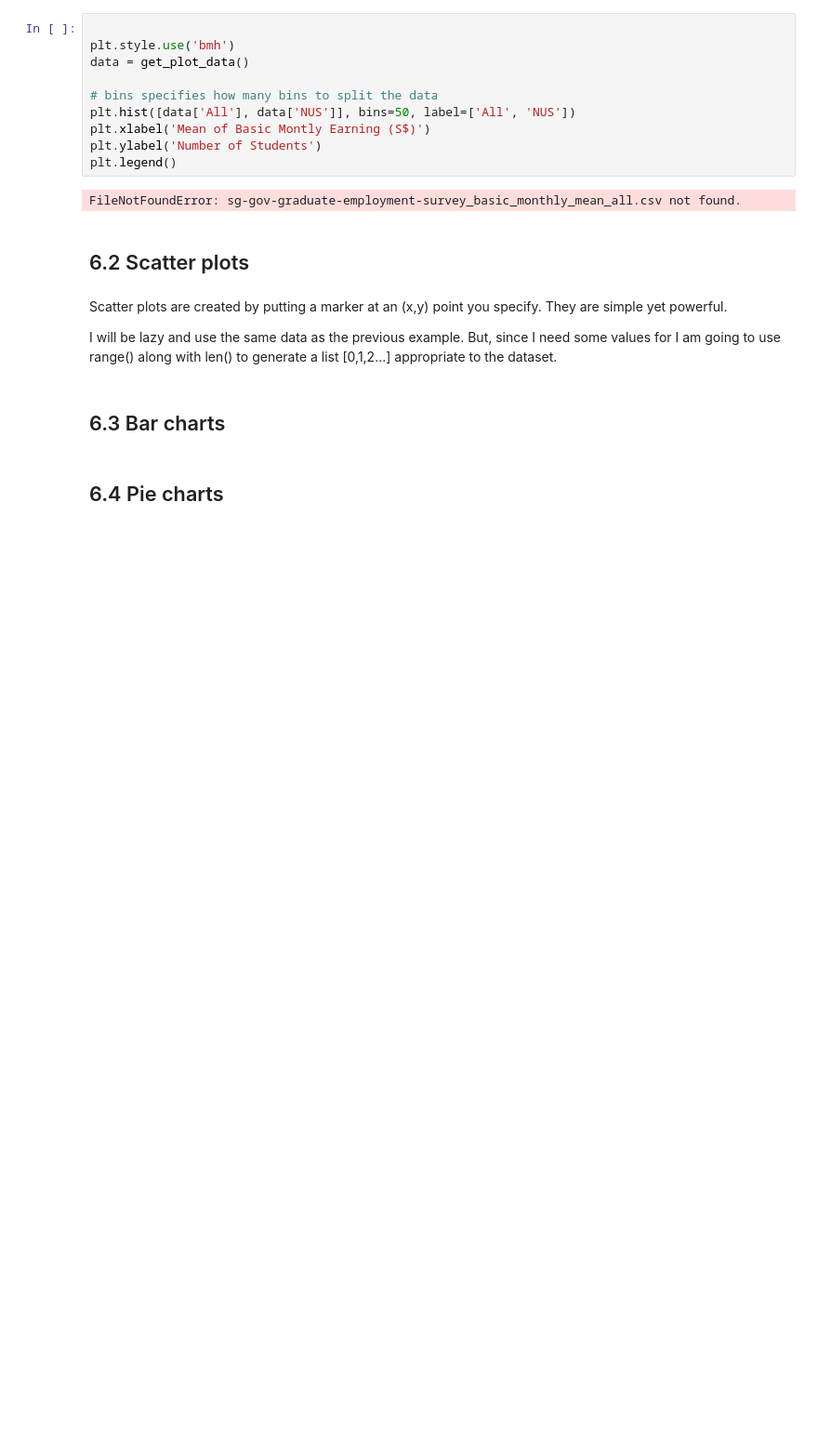
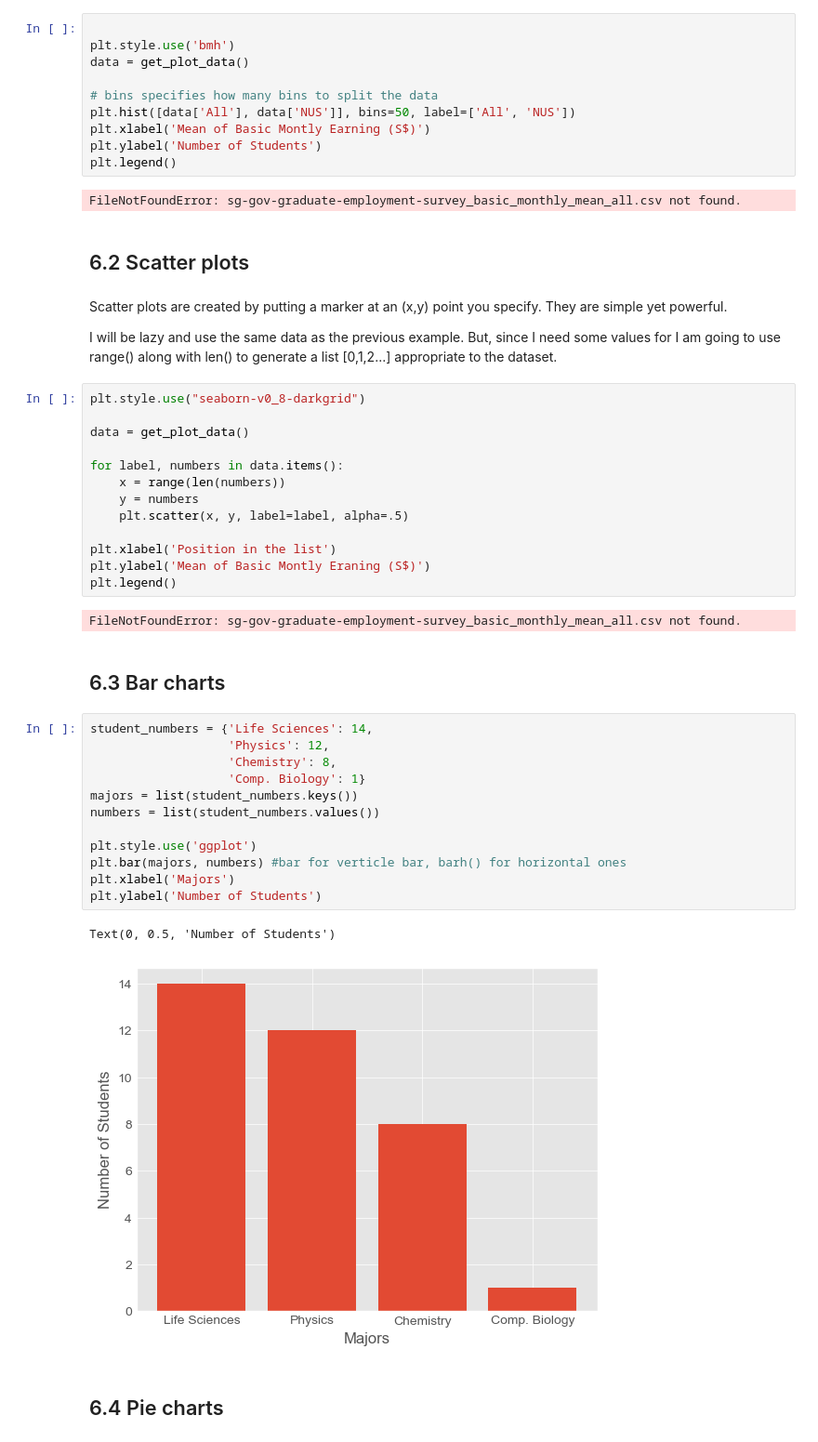
Before and after one commit to SPS-SP2273/learning-portfolio-EtOsOuP, a Jupyter notebook: plotting/plotting_(good).ipynb, the cells around one changed output. Shown: that part at 93% size. Saved outputs shown, nothing was run; the diff lists cells and outputs as text; blank space fills up the shorter version.

Commit message:
ready for review:plotting_(good).ipynb

```diff
--- a/plotting/plotting_(good).ipynb
+++ b/plotting/plotting_(good).ipynb
@@ -252,7 +252,37 @@ Scatter plots are created by putting a marker at an (x,y)
 
 I will be lazy and use the same data as the previous example. But, since I need some values for
  I am going to use range() along with len() to generate a list [0,1,2...] appropriate to the dataset.
+# %%
+plt.style.use("seaborn-v0_8-darkgrid")
+
+data = get_plot_data()
+
+for label, numbers in data.items():
+    x = range(len(numbers))
+    y = numbers
+    plt.scatter(x, y, label=label, alpha=.5)
+
+plt.xlabel('Position in the list')
+plt.ylabel('Mean of Basic Montly Eraning (S$)')
+plt.legend()
+# %% [output]
+FileNotFoundError: sg-gov-graduate-employment-survey_basic_monthly_mean_all.csv not found.
 # %% [markdown]
 ## 6.3 Bar charts
+# %%
+student_numbers = {'Life Sciences': 14,
+                   'Physics': 12,
+                   'Chemistry': 8,
+                   'Comp. Biology': 1}
+majors = list(student_numbers.keys())
+numbers = list(student_numbers.values())
+
+plt.style.use('ggplot')
+plt.bar(majors, numbers) #bar for verticle bar, barh() for horizontal ones
+plt.xlabel('Majors')
+plt.ylabel('Number of Students')
+# %% [output]
+Text(0, 0.5, 'Number of Students')
+[figure, added]
 # %% [markdown]
 ## 6.4 Pie charts
```
Also changed, not shown: parts of 1 cell of this notebook.
